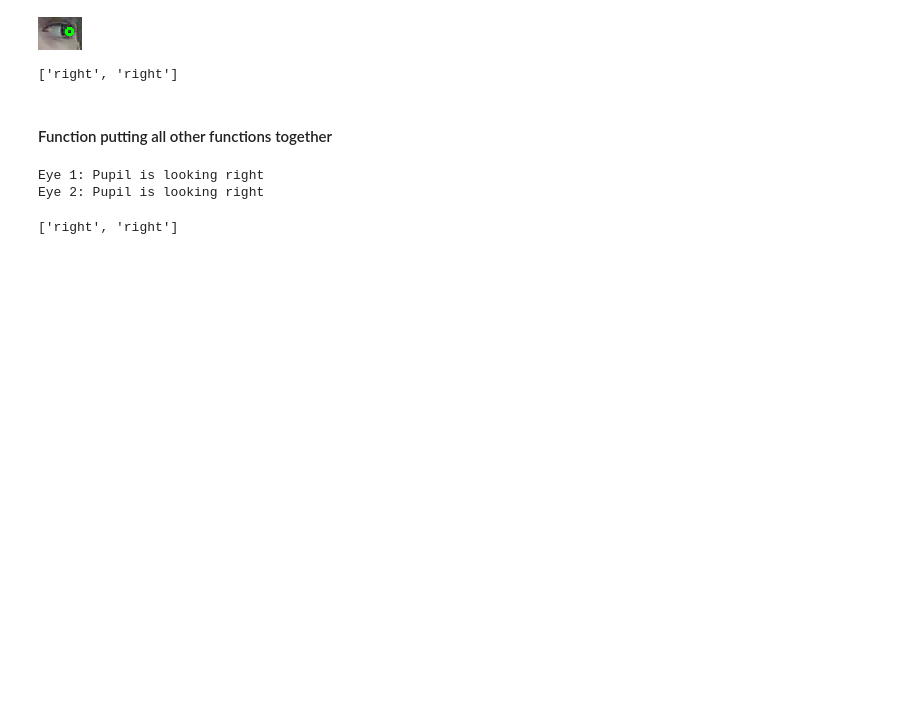
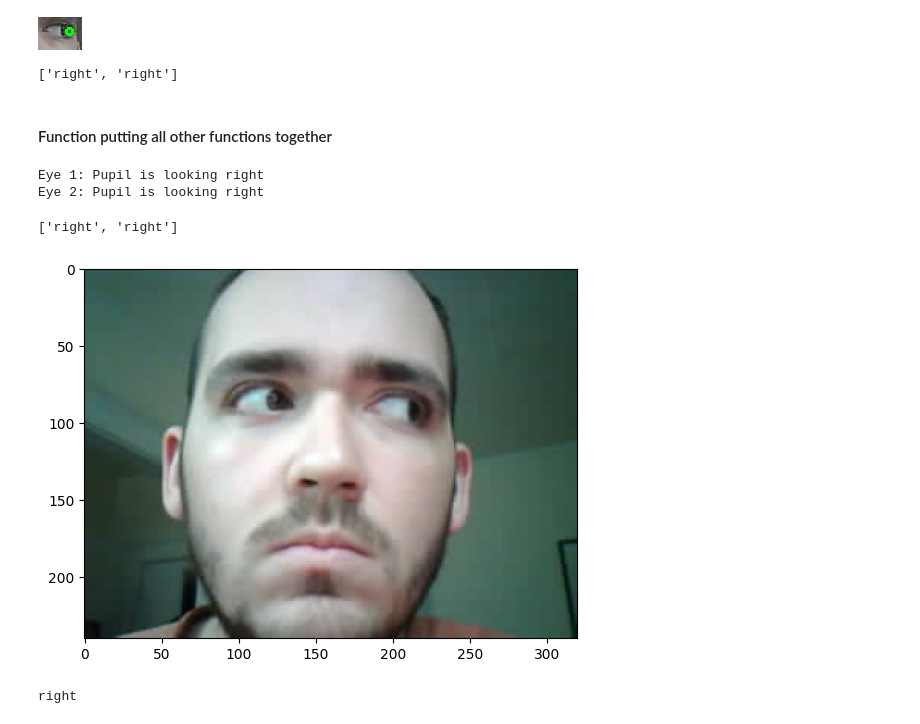
Before and after one commit to Naaafis/Low-Cost_Eye-Tracker, a Jupyter notebook: eye_tracker.ipynb, the cells around one changed output. Saved outputs shown, nothing was run; the diff lists cells and outputs as text; code cells hidden in the pictures; blank space fills up the shorter version.

```diff
--- a/eye_tracker.ipynb
+++ b/eye_tracker.ipynb
@@ -376,0 +391,41 @@ Eye 2: Pupil is looking right
+# %%
+import cv2
+import numpy as np
+from PIL import Image
+import io
+import matplotlib.pyplot as plt
+
+def decode_image(image_data):
+    # Convert the string to bytes
+    image_data = bytes.fromhex(image_data)
+
+    # Read the image data using a BytesIO object
+    with Image.open(io.BytesIO(image_data)) as image:
+        np_image = np.array(image)
+    # Ensure resources are released
+    del image
+    # Convert to RGB
+    return cv2.cvtColor(np_image, cv2.COLOR_RGB2BGR)
+
+# Decode the image
+image = decode_image(image_data)
+
+# Use matplotlib to display the image
+plt.imshow(cv2.cvtColor(image, cv2.COLOR_BGR2RGB))  # convert the image back to RGB for display
+plt.show()
+# %% [output]
+[figure, added]
+# %%
+import requests
+
+# Make the POST request
+response = requests.post('http://localhost:5000/', data=image_data)
+
+# Parse JSON response and get pupil directions
+# pupil_directions = response.json()['pupil_directions']
+pupil_direction = response.json()['pupil_direction']
+
+# Print pupil directions
+print(pupil_directions)
+# %% [output]
+right
```
Also changed, not shown: parts of 1 cell of this notebook, 6 other files.
